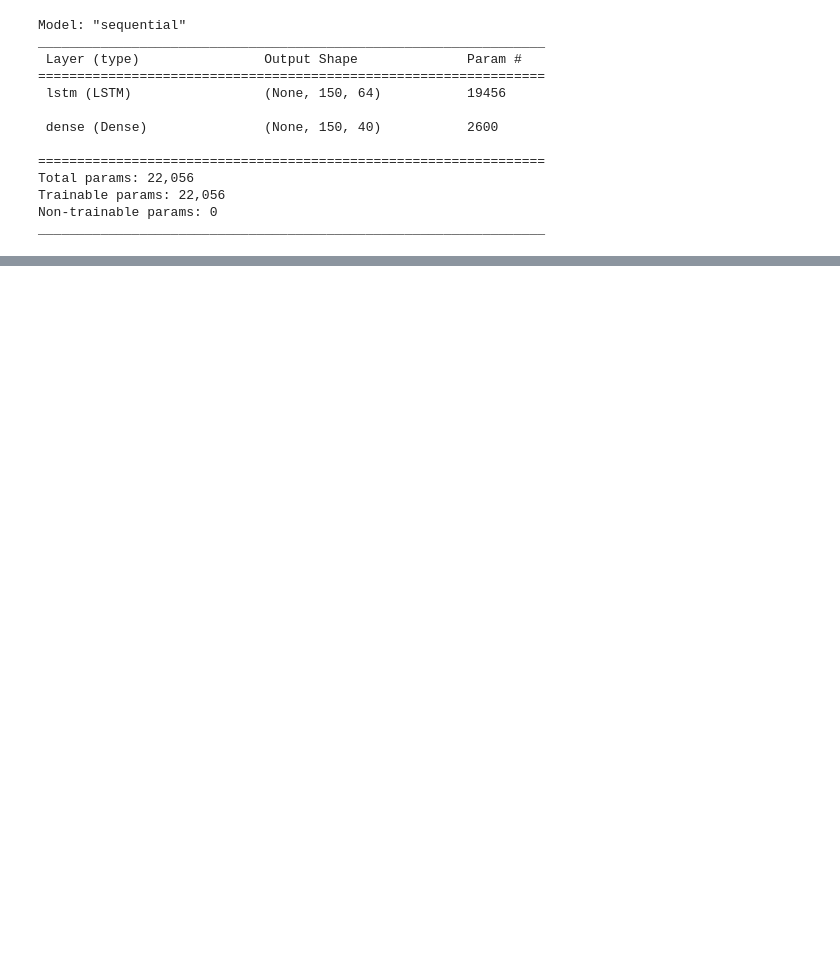
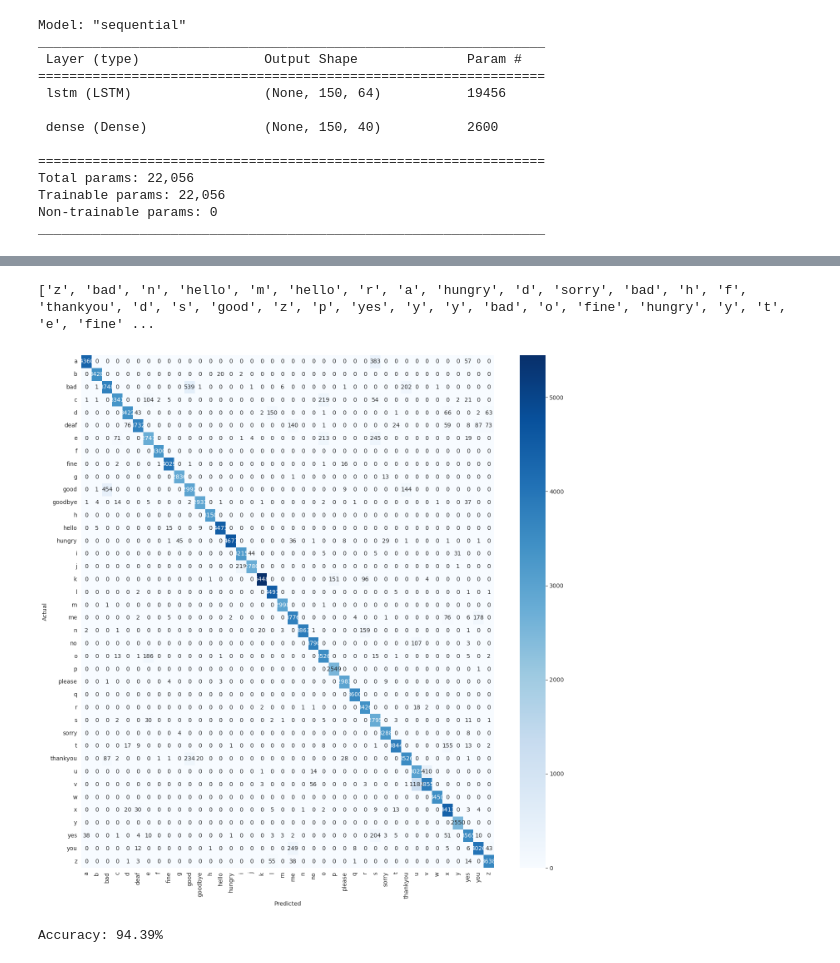
Before and after one commit to fathiabdelmalek/master-thesis, a Jupyter notebook: code/notebooks/all.ipynb, the cells around one changed output, grey strips where cells are left out. Drawn from its saved outputs; the diff is of its cells as text; code cells hidden in the pictures; blank space fills up the shorter version.

```diff
--- a/code/notebooks/all.ipynb
+++ b/code/notebooks/all.ipynb
@@ -133,2 +151,10 @@ plt.show()
 # %%
 model.save('../models/all.h5')
+# %%
+y_pred = model.predict(X_test)
+predictions = np.argmax(y_pred, axis=2)
+print(predictions)
+major = mode(predictions, axis=1)[0].squeeze()
+count = mode(predictions, axis=1)[1].squeeze()
+print(f"Predictions    : {major}")
+print(f"Appeared times : {count}")
@@ -134,0 +185,24 @@ model.save('../models/all.h5')
+# %%
+def get_key(dictionary, val):
+    for key, value in dictionary.items():
+        if val == value:
+            return key
+
+predictions_list = []
+for word in major:
+    predictions_list.append(get_key(label_dict, word))
+print(predictions_list)
+# %% [output]
+['z', 'bad', 'n', 'hello', 'm', 'hello', 'r', 'a', 'hungry', 'd', 'sorry', 'bad', 'h', 'f', 'thankyou', 'd', 's', 'good', 'z', 'p', 'yes', 'y', 'y', 'bad', 'o', 'fine', 'hungry', 'y', 't', 'e', 'fine' ...
+# %%
+words_cm = confusion_matrix(y_test.argmax(axis=2).flatten(), y_pred.argmax(axis=2).flatten())
+plt.subplots(figsize=(16, 16))
+sns.heatmap(words_cm, annot=True, cmap='Blues', fmt='g', xticklabels=label_dict.keys(), yticklabels=label_dict.keys())
+plt.xlabel('Predicted')
+plt.ylabel('Actual')
+plt.show()
+accuracy = np.sum(np.diag(words_cm)) / np.sum(words_cm)
+print(f"Accuracy: {accuracy*100:.2f}%")
+# %% [output]
+[figure, added]
+Accuracy: 94.39%
```
Also changed, not shown: parts of 10 cells of this notebook, 14 other files.
